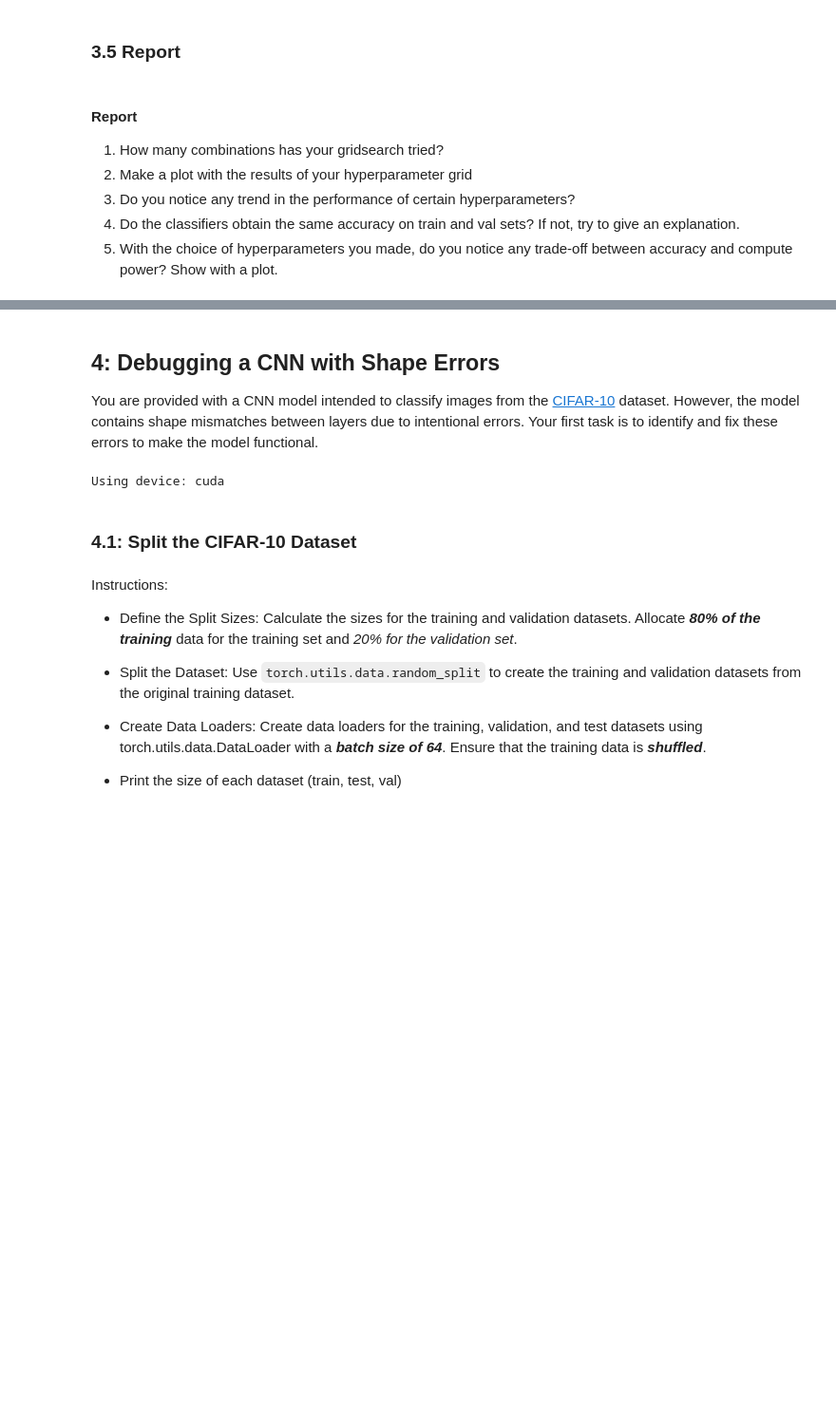
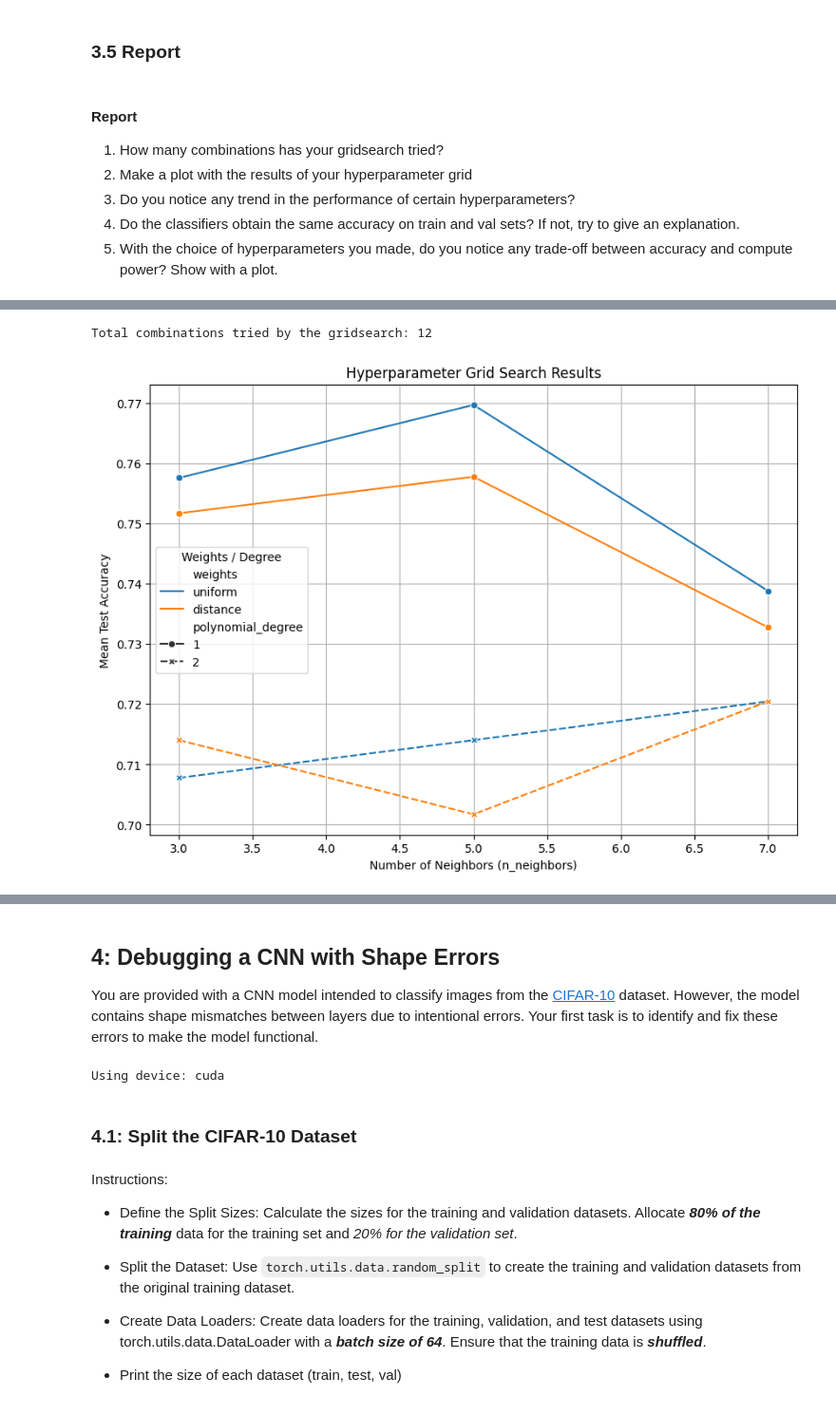
Before and after one commit to azzadom/FDS-HWS, a Jupyter notebook: Homework02/HW2.ipynb, the cells around one changed output, grey strips where cells are left out. Shown at 95% size. Cells and saved outputs as stored; diff of their text form; code cells hidden in the pictures; blank space fills up the shorter version.

```diff
--- a/Homework02/HW2.ipynb
+++ b/Homework02/HW2.ipynb
@@ -869,10 +884,11 @@ categorical_cols = ['island', 'sex']
 ##############################################
 from sklearn.compose import ColumnTransformer
 from sklearn.pipeline import make_pipeline
+
+# START MY MODIFICATIONS HERE
 from sklearn.preprocessing import StandardScaler, OneHotEncoder, PolynomialFeatures
 from sklearn.impute import SimpleImputer
 from sklearn.neighbors import KNeighborsClassifier
-from sklearn.model_selection import train_test_split
 from sklearn.metrics import classification_report
 import pandas as pd
 
@@ -890,8 +906,11 @@ preprocessor = ColumnTransformer(
 
 pipe = make_pipeline(
     preprocessor,
-    KNeighborsClassifier(n_neighbors=10) # k for us is 10
+    KNeighborsClassifier(n_neighbors=4)
 )
+
+#END MY MODIFICATIONS HERE
+
 if len(pipe.named_steps)>0:
     display(pipe)
 # %% [output]
@@ -974,8 +993,9 @@ Choose at least 2 values for at least 3 hyperparameters. val their impact on the
 # %%
 from sklearn.model_selection import GridSearchCV
 
+#START MY MODIFICATIONS HERE
 grid = {
-    'columntransformer__num__polynomialfeatures__degree': [2, 4],
+    'columntransformer__num__polynomialfeatures__degree': [1, 2],
     'kneighborsclassifier__n_neighbors': [3, 5, 7],
     'kneighborsclassifier__weights': ['uniform', 'distance']
 }
@@ -989,10 +1009,13 @@ pipe_cv = GridSearchCV(
     n_jobs=-1
 )
 
-pipe_cv.fit(X_train, y_train)
+#END MY MODIFICATIONS HERE
 
-print(f"Best score: {pipe_cv.best_score_}")
-for hp, val in pipe_cv.best_params_.items():
-    print(f"{hp}: {val}")
+if pipe_cv is not None:
+    pipe_cv.fit(X_train, y_train)
+
+    print(f"Best score: {pipe_cv.best_score_}")
+    for hp, val in pipe_cv.best_params_.items():
+        print(f"{hp}: {val}")
 # %% [output]
 Fitting 5 folds for each of 12 candidates, totalling 60 fits
@@ -1105,0 +1053,25 @@ The model performs better on the training set, suggesting potential overfitting.
+# %%
+# Total of combinations tried by GridSearchCV
+total_combinations = len(cv_res)
+print(f"Total combinations tried by the gridsearch: {total_combinations}")
+# %% [output]
+Total combinations tried by the gridsearch: 12
+# %%
+# Plot with the results of our hyperparameter grid
+import seaborn as sns
+import matplotlib.pyplot as plt
+
+
+cv_res['polynomial_degree'] = cv_res['degree']
+cv_res['mean_accuracy'] = cv_res['mean_test_score']
+
+plt.figure(figsize=(10, 7))
+sns.lineplot(data=cv_res, x='n_neighbors', y='mean_accuracy', hue='weights', style='polynomial_degree', markers=True)
+plt.title("Hyperparameter Grid Search Results")
+plt.xlabel("Number of Neighbors (n_neighbors)")
+plt.ylabel("Mean Test Accuracy")
+plt.legend(title="Weights / Degree")
+plt.grid(True)
+plt.show()
+# %% [output]
+[figure, added]
```
Also changed, not shown: parts of 24 cells of this notebook, 5 other files.
